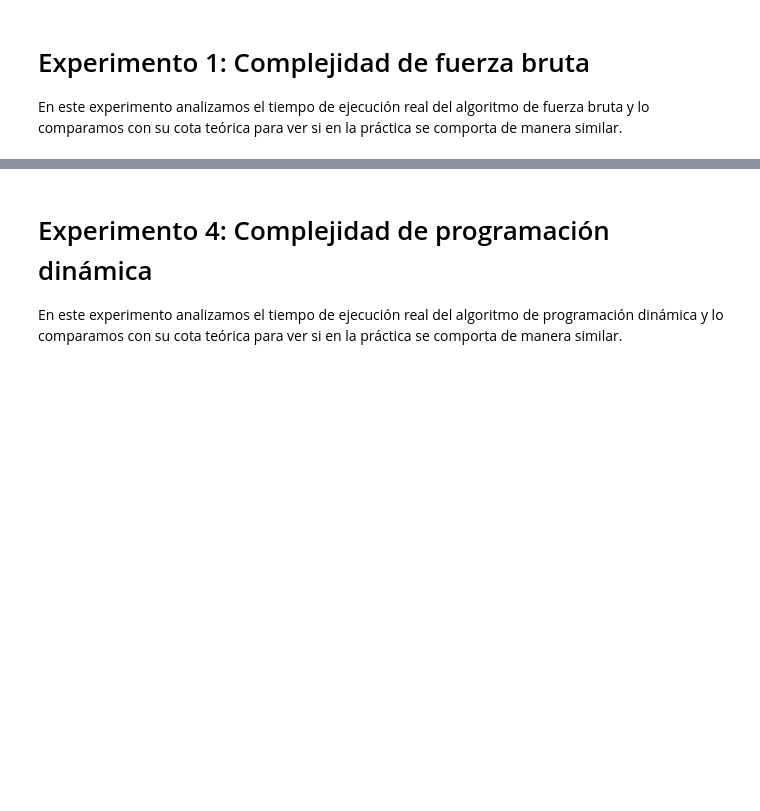
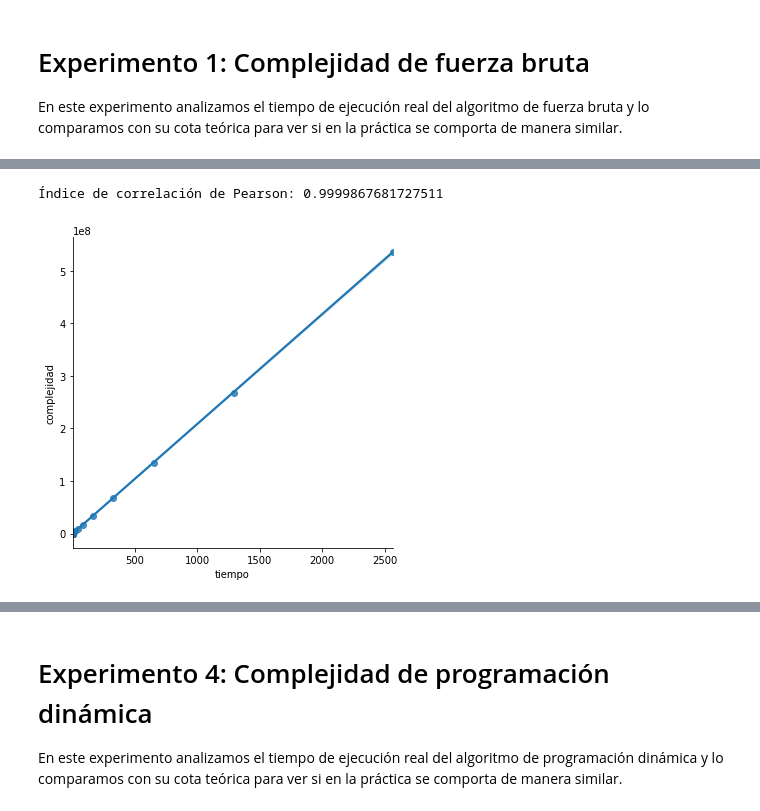
Before and after one commit to mybelgo/algo3tp1, a Jupyter notebook: testCases/generador/analisis.ipynb, the cells around one changed output, grey strips where cells are left out. Drawn from its saved outputs; the diff is of its cells as text; code cells hidden in the pictures; blank space fills up the shorter version.

```diff
--- a/testCases/generador/analisis.ipynb
+++ b/testCases/generador/analisis.ipynb
@@ -61,0 +94,10 @@ En este experimento evaluamos el método BT con los datasets mejor-caso-bt y peo
+# %%
+# Graficamos los tiempos de ejecución de la serie de instancias X1, ..., Xn vs la complejidad esperada.
+df_BT_peor_caso = df_resultados[(df_resultados["metodo"]=="BT") & (df_resultados["dataset"] == "muchos")].copy();
+df_BT_peor_caso["complejidad"] = 2 ** df_BT_peor_caso["n"];
+fig = sns.lmplot(data=df_BT_peor_caso, x="tiempo", y="complejidad");
+plt.savefig("graficos/bt-correlacion-peor-caso.svg");
+print("Índice de correlación de Pearson:", correlacion_pearson(df_BT_peor_caso, "tiempo", "complejidad"));
+# %% [output]
+Índice de correlación de Pearson: 0.9999867681727511
+[figure, added]
```
Also changed, not shown: parts of 18 cells of this notebook, 16 other files.
